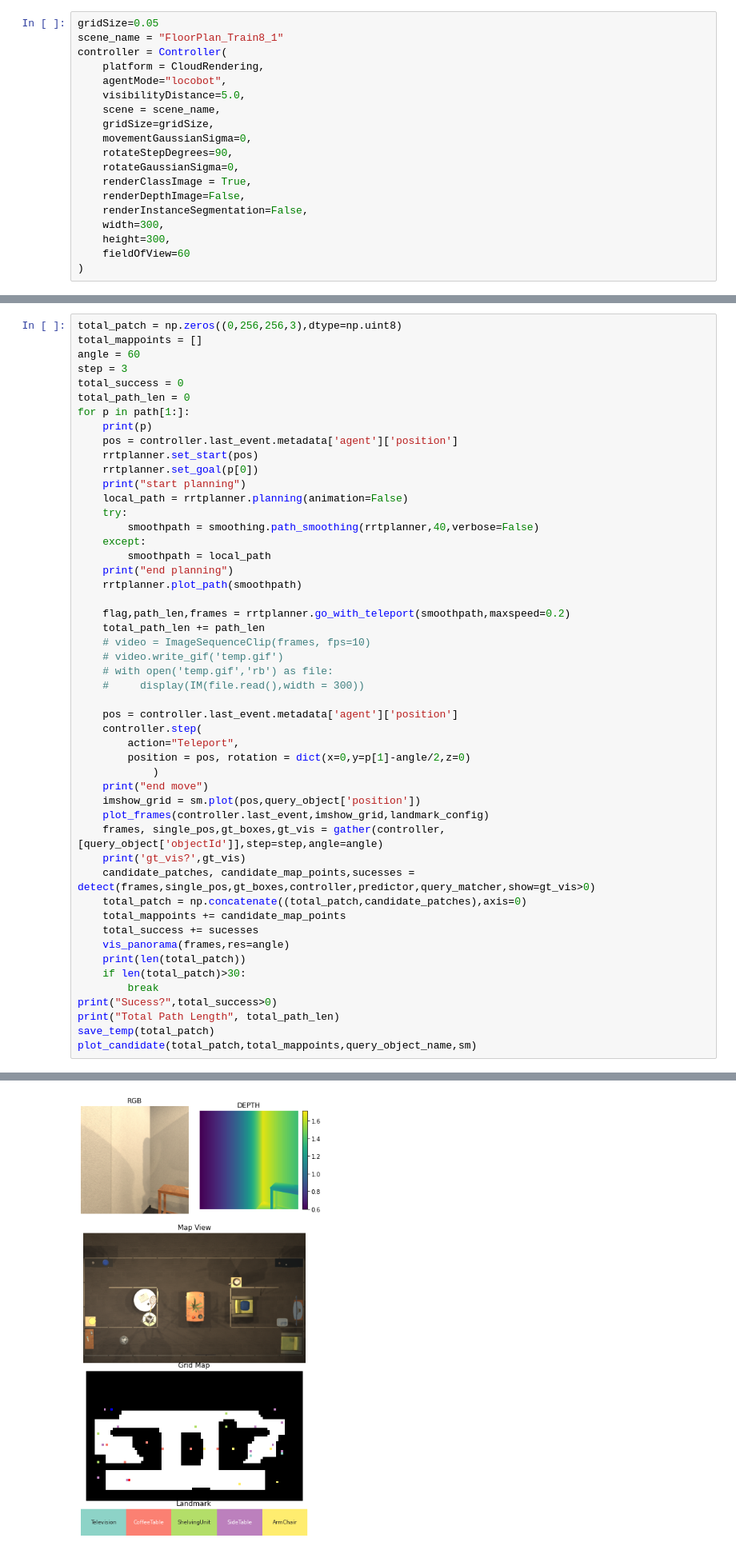
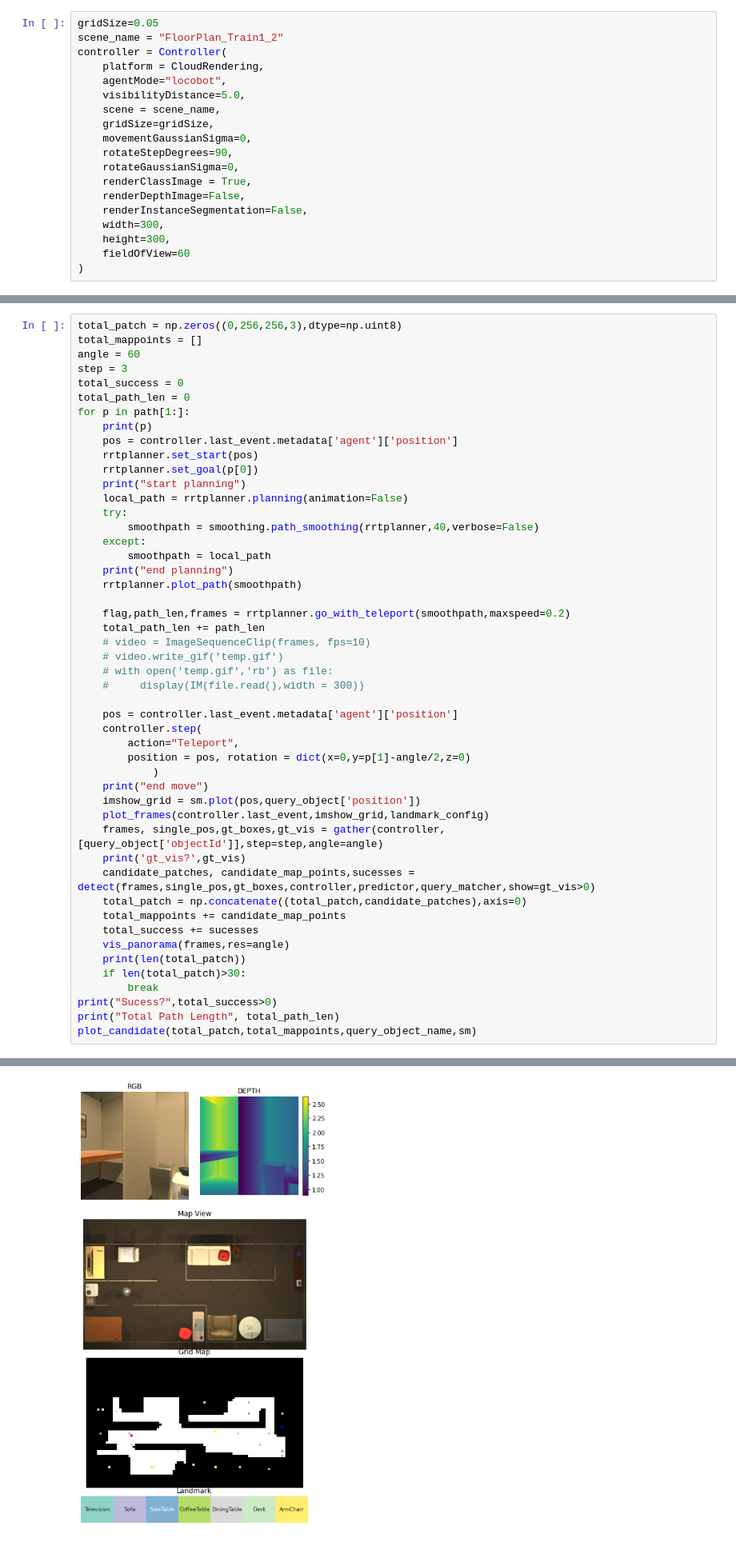
Before and after one commit to jeongeun980906/Zeroshot-Active-VIsual-Search, a Jupyter notebook: word2navi_demo.ipynb, the cells around one changed output, grey strips where cells are left out. Shown at 80% size. Saved outputs shown, nothing was run; the diff lists cells and outputs as text.

```diff
--- a/word2navi_demo.ipynb
+++ b/word2navi_demo.ipynb
@@ -53,7 +53,7 @@ from detector.query_matching import matcher
 ## Setup AI2THOR
 # %%
 gridSize=0.05
-scene_name = "FloorPlan_Train8_1"
+scene_name = "FloorPlan_Train1_2"
 controller = Controller(
     platform = CloudRendering,
     agentMode="locobot",
@@ -406,6 +399,5 @@ for p in path[1:]:
         break
 print("Sucess?",total_success>0)
 print("Total Path Length", total_path_len)
-save_temp(total_patch)
 plot_candidate(total_patch,total_mappoints,query_object_name,sm)
 # %% [output]
@@ -417,4 +409,4 @@ end planning
 end move
 (418, 713, 4)
-[figure, old version]
+[figure, new version]
 gt_vis? 0
```
Also changed, not shown: parts of 16 cells of this notebook, 3 other files.
